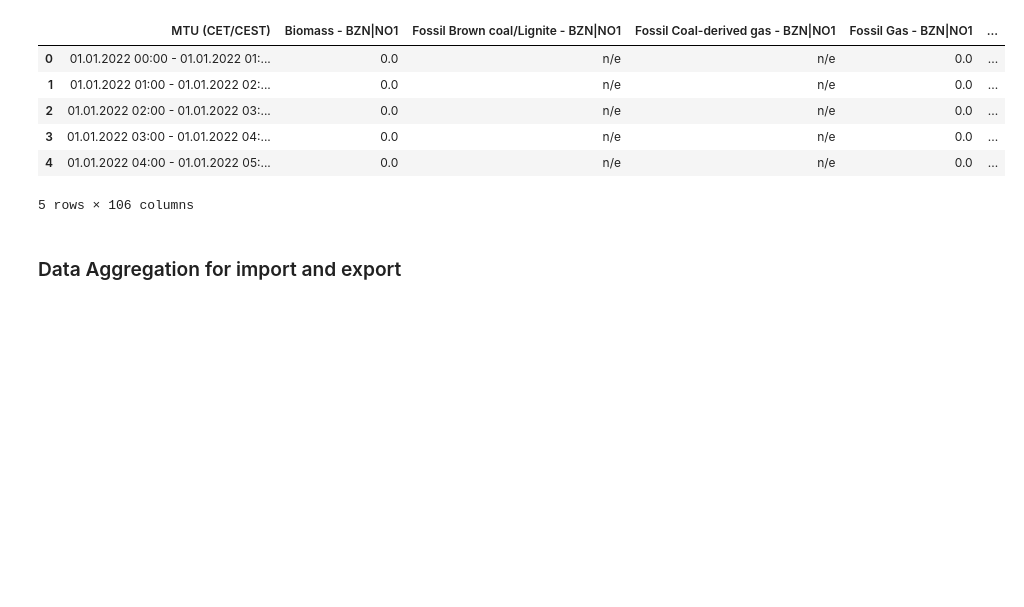
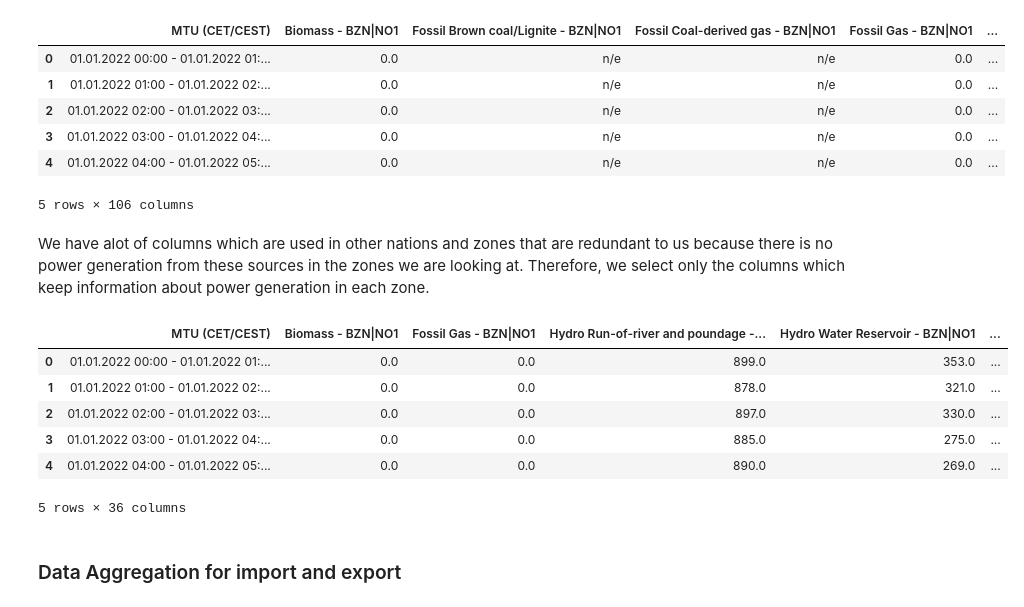
Before and after one commit to HIOF-Bachelor-Project-Group-7/Time-series-energy-price-prediction-bidding-zone-N01, a Jupyter notebook: code/Data aggregation of energy market bidding zone NO1.ipynb, the cells around one changed output. Cells and saved outputs as stored; diff of their text form; code cells hidden in the pictures; blank space fills up the shorter version.

Commit message:
Selected generation methods for each zone

```diff
--- a/code/Data aggregation of energy market bidding zone NO1.ipynb
+++ b/code/Data aggregation of energy market bidding zone NO1.ipynb
@@ -271,6 +273,21 @@ actual_generation.head()
 | 3 | 01.01.2022 03:00 - 01.01.2022 04:... | 0.0 | n/e | n/e | 0.0 | ... |
 | 4 | 01.01.2022 04:00 - 01.01.2022 05:... | 0.0 | n/e | n/e | 0.0 | ... |
 5 rows × 106 columns
+# %% [markdown]
+We have alot of columns which are used in other nations and zones that are redundant to us because there is no power generation from these sources in the zones we are looking at. Therefore, we select only the columns which keep information about power generation in each zone.
+# %%
+# Selecting only relevant columns
+actual_generation_selected = actual_generation[['MTU (CET/CEST)', 'Biomass - BZN|NO1', 'Fossil Gas - BZN|NO1', 'Hydro Run-of-river and poundage - BZN|NO1_x', 'Hydro Water Reservoir - BZN|NO1', 'Waste - BZN|NO1', 'Wind Onshore - BZN|NO1', 'Fossil Gas - BZN|NO2', 'Hydro Pumped Storage Aggregated- BZN|NO2', 'Hydro Pumped Storage Consumption - BZN|NO2', 'Hydro Run-of-river and poundage - BZN|NO1_y', 'Hydro Water Reservoir - BZN|NO2', 'Waste - BZN|NO2', 'Wind Onshore - BZN|NO2', 'Fossil Gas - BZN|NO3', 'Hydro Pumped Storage Aggregated- BZN|NO3', 'Hydro Pumped Storage Consumption - BZN|NO3', 'Hydro Run-of-river and poundage - BZN|NO3', 'Hydro Water Reservoir - BZN|NO3', 'Other - BZN|NO3', 'Other renewable - BZN|NO3', 'Waste - BZN|NO3', 'Wind Onshore - BZN|NO3', 'Fossil Gas - BZN|NO5', 'Hydro Pumped Storage Aggregated- BZN|NO5', 'Hydro Pumped Storage Consumption - BZN|NO5', 'Hydro Run-of-river and poundage - BZN|NO5', 'Hydro Water Reservoir - BZN|NO5', 'Waste - BZN|NO5', 'Fossil Gas - BZN|SE3', 'Hydro Water Reservoir - BZN|SE3', 'Marine - BZN|SE3', 'Nuclear - BZN|SE3', 'Other - BZN|SE3', 'Solar - BZN|SE3', 'Wind Onshore - BZN|SE3']].copy()
+# printing the head of the resulting dataframe
+actual_generation_selected.head()
+# %% [output]
+|  | MTU (CET/CEST) | Biomass - BZN|NO1 | Fossil Gas - BZN|NO1 | Hydro Run-of-river and poundage -... | Hydro Water Reservoir - BZN|NO1 | ... |
+| 0 | 01.01.2022 00:00 - 01.01.2022 01:... | 0.0 | 0.0 | 899.0 | 353.0 | ... |
+| 1 | 01.01.2022 01:00 - 01.01.2022 02:... | 0.0 | 0.0 | 878.0 | 321.0 | ... |
+| 2 | 01.01.2022 02:00 - 01.01.2022 03:... | 0.0 | 0.0 | 897.0 | 330.0 | ... |
+| 3 | 01.01.2022 03:00 - 01.01.2022 04:... | 0.0 | 0.0 | 885.0 | 275.0 | ... |
+| 4 | 01.01.2022 04:00 - 01.01.2022 05:... | 0.0 | 0.0 | 890.0 | 269.0 | ... |
+5 rows × 36 columns
 # %% [markdown]
 ### Data Aggregation for import and export
 # %% [markdown]
```
Also changed, not shown: parts of 3 cells of this notebook.
